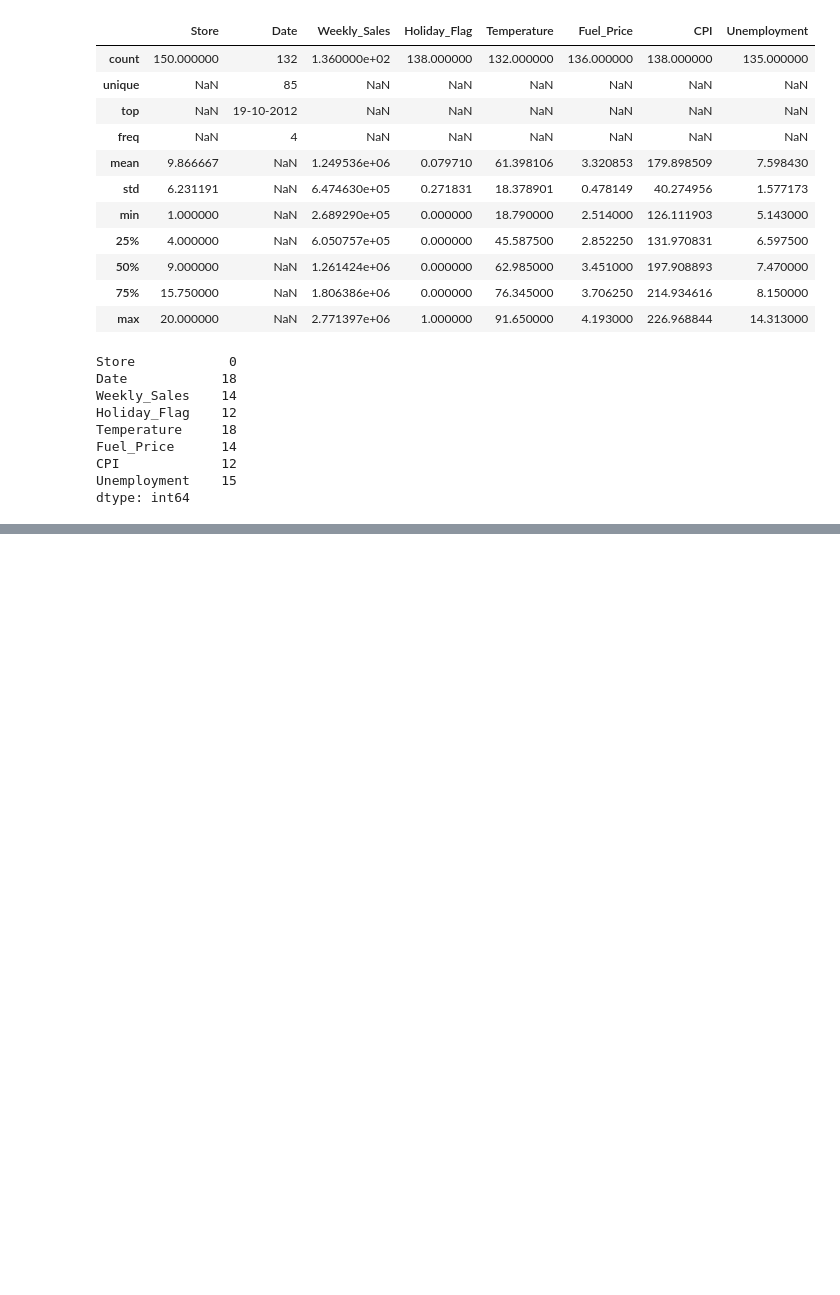
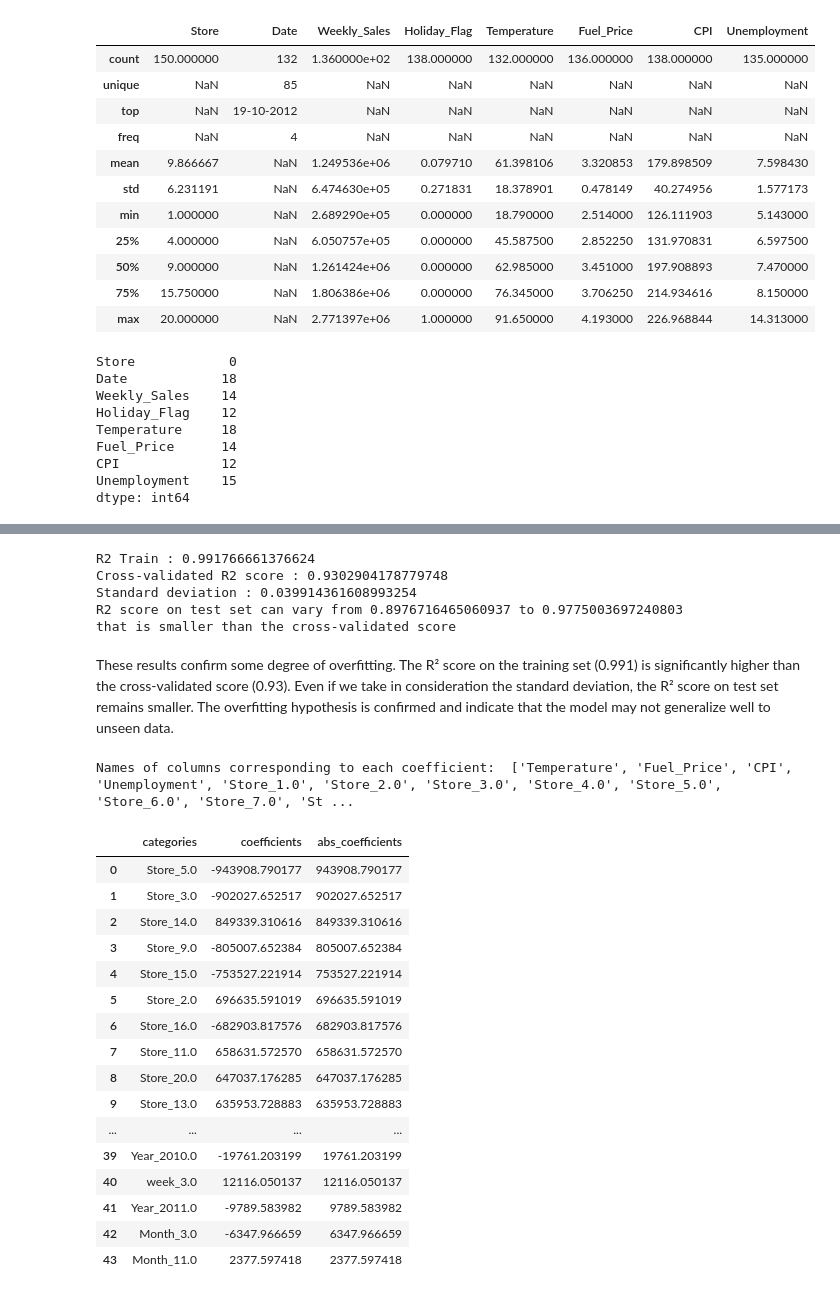
Before and after one commit to myriamgoyet/supervised-machine-learning--walmart-sales, a Jupyter notebook: walmart_project.ipynb, the cells around one changed output, grey strips where cells are left out. Drawn from its saved outputs; the diff is of its cells as text; code cells hidden in the pictures; blank space fills up the shorter version.

```diff
--- a/walmart_project.ipynb
+++ b/walmart_project.ipynb
@@ -109,0 +757,15 @@ px.histogram(df["Weekly_Sales"])
+# %%
+preprocessor = ColumnTransformer([
+  ('num', Pipeline([
+    ('num_imputer', KNNImputer()), # Imputing with KNN since the value can correlated to the Date or to the Store
+    ('num_scaler', StandardScaler())
+  ]), numeric_features),
+  ('cat', Pipeline([
+    ('cat_encoder', OneHotEncoder(drop="if_binary")) # No more missing values in these variables
+  ]), categoric_features)
+])
+
+preprocessor.fit(X_train)
+
+X_train = preprocessor.transform(X_train)
+X_test = preprocessor.transform(X_test)
@@ -109,0 +774,12 @@ px.histogram(df["Weekly_Sales"])
+# %%
+baseline_model = LinearRegression()
+baseline_model.fit(X_train, Y_train)
+print(f"R2 Train: {baseline_model.score(X_train, Y_train)}\nR2 Test: {baseline_model.score(X_test, Y_test)}")
+
+# Predictions on train and test
+Y_train_pred = baseline_model.predict(X_train)
+Y_test_pred = baseline_model.predict(X_test)
+
+# root_mean_squared_error
+print("RMSE Train : ", root_mean_squared_error(Y_train, Y_train_pred))
+print("RMSE Test : ", root_mean_squared_error(Y_test, Y_test_pred))
@@ -109,0 +797,52 @@ px.histogram(df["Weekly_Sales"])
+# %%
+cv_scores = cross_val_score(baseline_model,X_train, Y_train, cv=5)
+avg = cv_scores.mean()
+std = cv_scores.std()
+print("R2 Train :", baseline_model.score(X_train, Y_train))
+print(f'Cross-validated R2 score : {avg}')
+print(f'Standard deviation : {std}')
+print("R2 score on test set can vary from", baseline_model.score(X_test, Y_test) - std, "to", baseline_model.score(X_test, Y_test) + std, "\nthat is smaller than the cross-validated score")
+# %% [output]
+R2 Train : 0.991766661376624
+Cross-validated R2 score : 0.9302904178779748
+Standard deviation : 0.039914361608993254
+R2 score on test set can vary from 0.8976716465060937 to 0.9775003697240803
+that is smaller than the cross-validated score
+# %% [markdown]
+These results confirm some degree of overfitting. The R² score on the training set (0.991) is significantly higher than the cross-validated score (0.93). Even if we take in consideration the standard deviation, the R² score on test set remains smaller. The overfitting hypothesis is confirmed and indicate that the model may not generalize well to unseen data.
+# %%
+column_names = []
+for name, pipeline, features_list in preprocessor.transformers_: # loop over pipelines
+    if name == 'num': # if pipeline is for numeric variables
+        features = features_list # just get the names of columns to which it has been applied
+    else: # for categorical variables
+        features = pipeline.named_steps['cat_encoder'].get_feature_names_out() # get output columns names from OneHotEncoder
+    column_names.extend(features) # concatenate features names
+
+print("Names of columns corresponding to each coefficient: ", column_names)
+# %% [output]
+Names of columns corresponding to each coefficient:  ['Temperature', 'Fuel_Price', 'CPI', 'Unemployment', 'Store_1.0', 'Store_2.0', 'Store_3.0', 'Store_4.0', 'Store_5.0', 'Store_6.0', 'Store_7.0', 'St ...
+# %%
+coefs = pd.DataFrame(index = column_names, data = baseline_model.coef_.transpose(), columns=["coefficients"])
+# %%
+coef = coefs.assign(abs_coefficients=coefs['coefficients'].abs()).sort_values(by='abs_coefficients', ascending=False).reset_index()
+coef = coef.rename(columns={'index': 'categories'})
+coef
+# %% [output]
+|  | categories | coefficients | abs_coefficients |
+| 0 | Store_5.0 | -943908.790177 | 943908.790177 |
+| 1 | Store_3.0 | -902027.652517 | 902027.652517 |
+| 2 | Store_14.0 | 849339.310616 | 849339.310616 |
+| 3 | Store_9.0 | -805007.652384 | 805007.652384 |
+| 4 | Store_15.0 | -753527.221914 | 753527.221914 |
+| 5 | Store_2.0 | 696635.591019 | 696635.591019 |
+| 6 | Store_16.0 | -682903.817576 | 682903.817576 |
+| 7 | Store_11.0 | 658631.572570 | 658631.572570 |
+| 8 | Store_20.0 | 647037.176285 | 647037.176285 |
+| 9 | Store_13.0 | 635953.728883 | 635953.728883 |
+| ... | ... | ... | ... |
+| 39 | Year_2010.0 | -19761.203199 | 19761.203199 |
+| 40 | week_3.0 | 12116.050137 | 12116.050137 |
+| 41 | Year_2011.0 | -9789.583982 | 9789.583982 |
+| 42 | Month_3.0 | -6347.966659 | 6347.966659 |
+| 43 | Month_11.0 | 2377.597418 | 2377.597418 |
```
Also changed, not shown: parts of 71 cells of this notebook.
